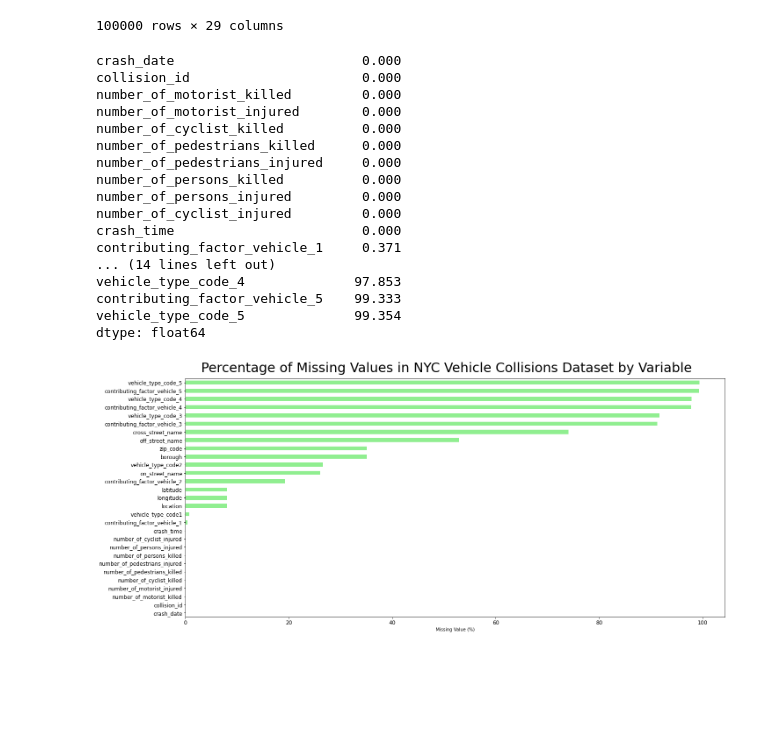
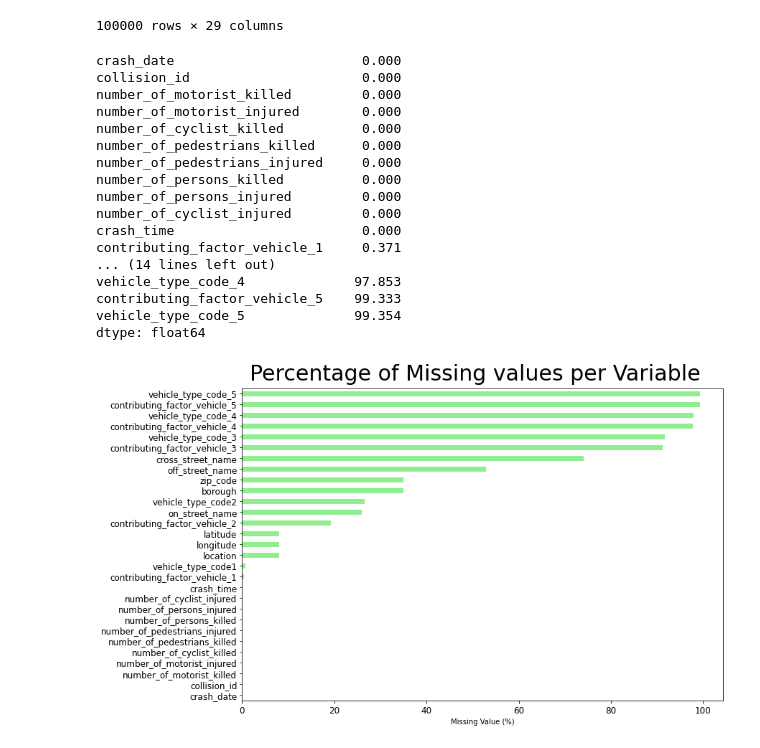
Before and after one commit to makyeme/NYC_motorCrashes, a Jupyter notebook: NYC_crashes.ipynb, the cells around one changed output. Drawn from its saved outputs; the diff is of its cells as text; code cells hidden in the pictures; blank space fills up the shorter version.

```diff
--- a/NYC_crashes.ipynb
+++ b/NYC_crashes.ipynb
@@ -89,36 +89,36 @@ dtype: object
 def getMissing(df):
 
     #Generating percentages of missing data
     missing_var = 100*df.isnull().sum()/df.shape[0]
     missing_data = missing_var.sort_values(ascending = True)
 
     #Plotting percentages of missing data
-    plot = missing_data.plot(kind='barh',figsize=(22,10), grid = False,label="Percentage",color='lightgreen',fontsize=12)
+    plot = missing_data.plot(kind='barh',figsize=(12,8), grid = False,label="Percentage",color='lightgreen',fontsize=12)
     plot.set_xlabel("Missing Value (%)")
-    plt.figtext(.5,0.9,'Percentage of Missing Values in NYC Vehicle Collisions Dataset by Variable',fontsize=30,ha='center')
+    plt.figtext(.5,0.9,'Percentage of Missing values per Variable',fontsize=30,ha='center')
 
     return missing_data
 
 getMissing(df)
 # %% [output]
 crash_date                        0.000
 collision_id                      0.000
 number_of_motorist_killed         0.000
 number_of_motorist_injured        0.000
 number_of_cyclist_killed          0.000
 number_of_pedestrians_killed      0.000
 number_of_pedestrians_injured     0.000
 number_of_persons_killed          0.000
 number_of_persons_injured         0.000
 number_of_cyclist_injured         0.000
 crash_time                        0.000
 contributing_factor_vehicle_1     0.371
 ... (14 lines left out)
 vehicle_type_code_4              97.853
 contributing_factor_vehicle_5    99.333
 vehicle_type_code_5              99.354
 dtype: float64
-[figure, old version]
+[figure, new version]
 # %%
 """ cleanData() Function when called, returns a fairly cleaned out dataFrame for further data analysis"""
 
```
Also changed, not shown: 1 other file.
